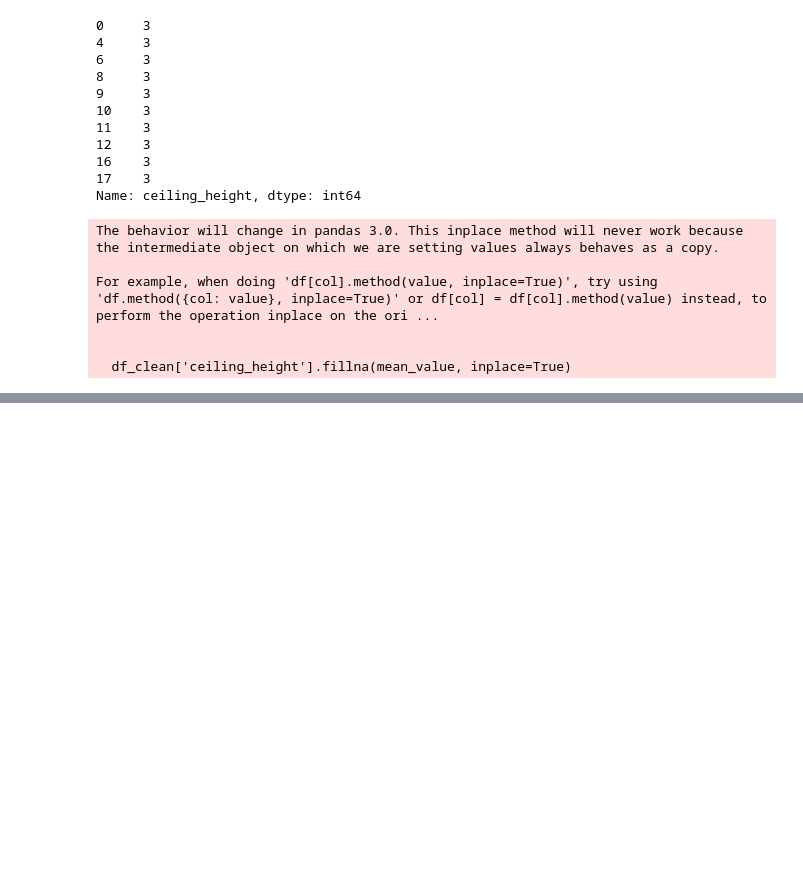
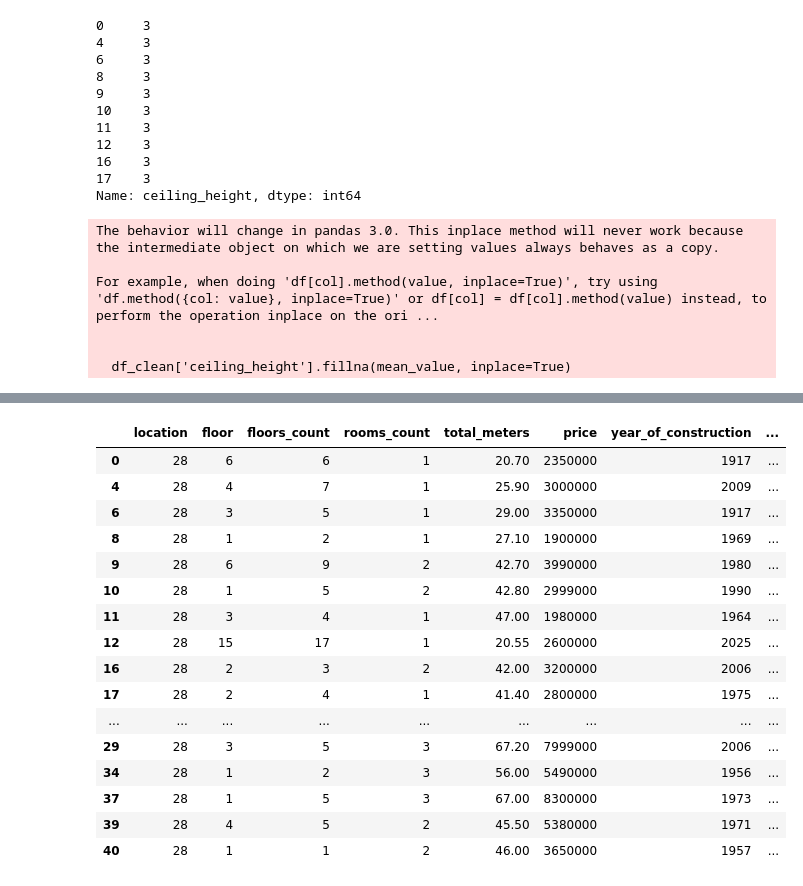
Before and after one commit to darinbtw/intensiv1, a Jupyter notebook: ANALYS.ipynb, the cells around one changed output, grey strips where cells are left out. Saved outputs shown, nothing was run; the diff lists cells and outputs as text; code cells hidden in the pictures; blank space fills up the shorter version.

```diff
--- a/ANALYS.ipynb
+++ b/ANALYS.ipynb
@@ -776,0 +846,20 @@ plt.show()
+# %%
+df_clean.head(20)
+# %% [output]
+|  | location | floor | floors_count | rooms_count | total_meters | price | year_of_construction | ... |
+| 0 | 28 | 6 | 6 | 1 | 20.70 | 2350000 | 1917 | ... |
+| 4 | 28 | 4 | 7 | 1 | 25.90 | 3000000 | 2009 | ... |
+| 6 | 28 | 3 | 5 | 1 | 29.00 | 3350000 | 1917 | ... |
+| 8 | 28 | 1 | 2 | 1 | 27.10 | 1900000 | 1969 | ... |
+| 9 | 28 | 6 | 9 | 2 | 42.70 | 3990000 | 1980 | ... |
+| 10 | 28 | 1 | 5 | 2 | 42.80 | 2999000 | 1990 | ... |
+| 11 | 28 | 3 | 4 | 1 | 47.00 | 1980000 | 1964 | ... |
+| 12 | 28 | 15 | 17 | 1 | 20.55 | 2600000 | 2025 | ... |
+| 16 | 28 | 2 | 3 | 2 | 42.00 | 3200000 | 2006 | ... |
+| 17 | 28 | 2 | 4 | 1 | 41.40 | 2800000 | 1975 | ... |
+| ... | ... | ... | ... | ... | ... | ... | ... | ... |
+| 29 | 28 | 3 | 5 | 3 | 67.20 | 7999000 | 2006 | ... |
+| 34 | 28 | 1 | 2 | 3 | 56.00 | 5490000 | 1956 | ... |
+| 37 | 28 | 1 | 5 | 3 | 67.00 | 8300000 | 1973 | ... |
+| 39 | 28 | 4 | 5 | 2 | 45.50 | 5380000 | 1971 | ... |
+| 40 | 28 | 1 | 1 | 2 | 46.00 | 3650000 | 1957 | ... |
```
Also changed, not shown: parts of 9 cells of this notebook, 1 other file.
